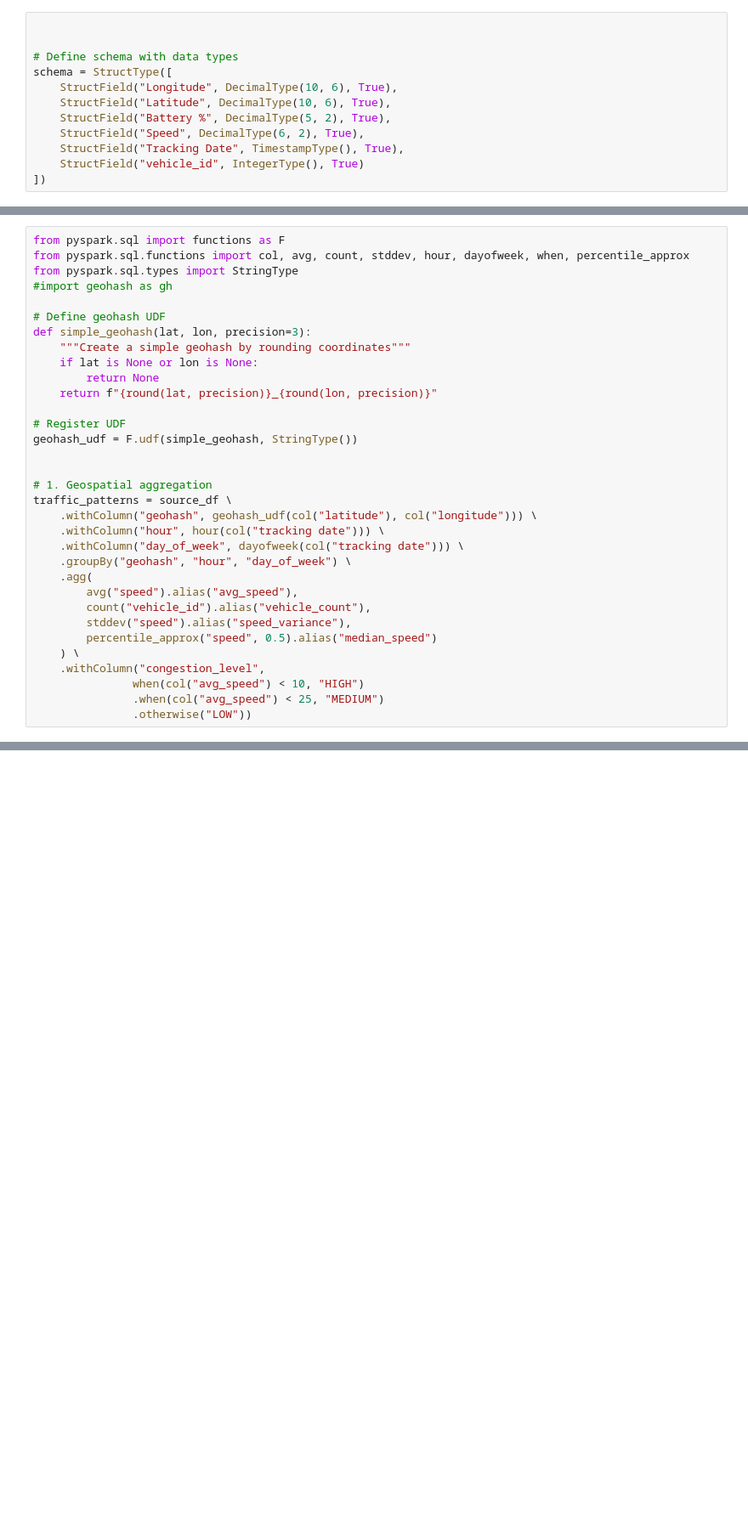
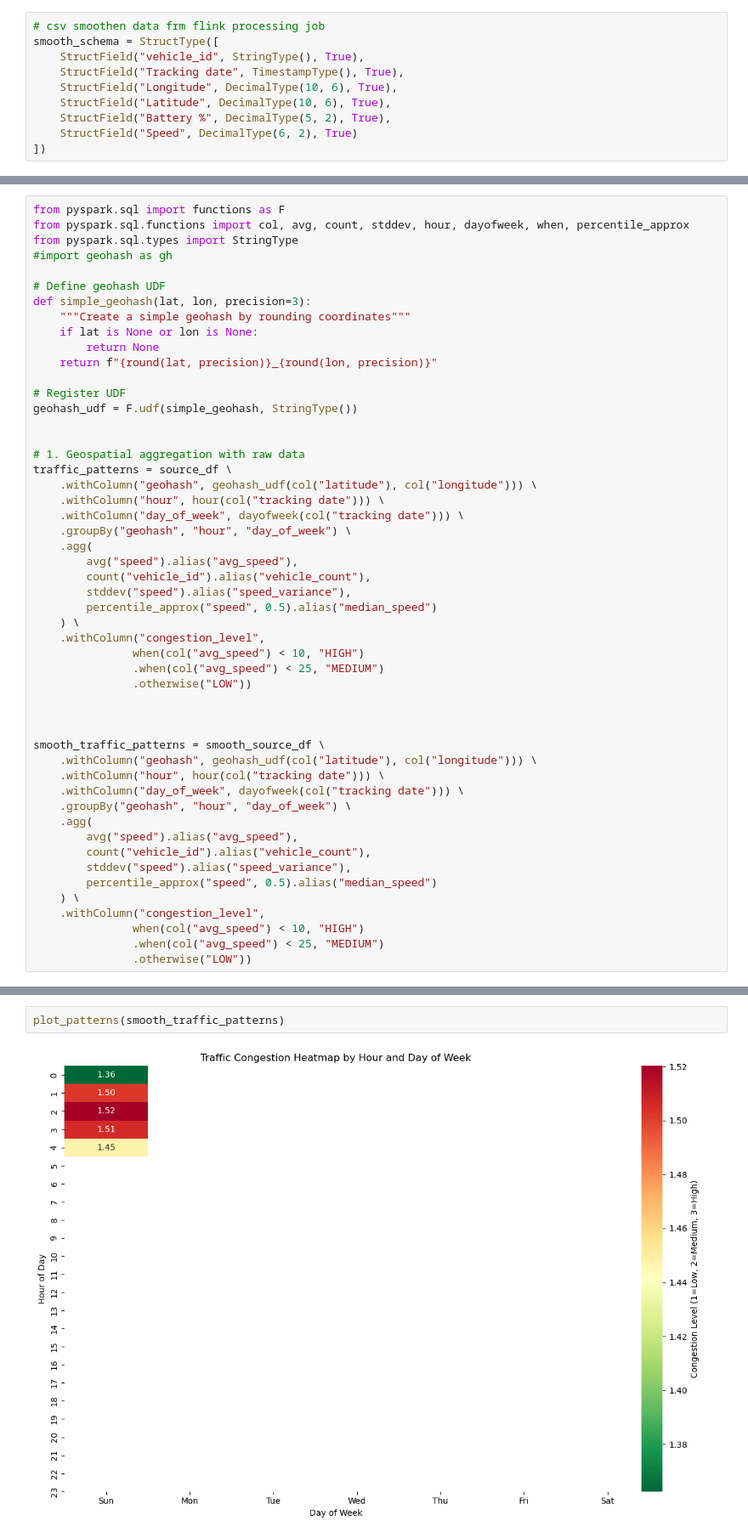
Before and after one commit to dhananjaydpatkar/traffic-analytics, a Jupyter notebook: analytics/traffic-pattern.ipynb, the cells around one changed output, grey strips where cells are left out. Shown at 85% size. Cells and saved outputs as stored; diff of their text form; blank space fills up the shorter version.

```diff
--- a/analytics/traffic-pattern.ipynb
+++ b/analytics/traffic-pattern.ipynb
@@ -9,14 +9,12 @@ spark = SparkSession.builder \
         .master("local[*]") \
         .getOrCreate()
 # %%
-
-
-# Define schema with data types
-schema = StructType([
+# csv smoothen data frm flink processing job
+smooth_schema = StructType([
+    StructField("vehicle_id", StringType(), True),
+    StructField("Tracking date", TimestampType(), True),
     StructField("Longitude", DecimalType(10, 6), True),
     StructField("Latitude", DecimalType(10, 6), True),
     StructField("Battery %", DecimalType(5, 2), True),
-    StructField("Speed", DecimalType(6, 2), True),
-    StructField("Tracking Date", TimestampType(), True),
-    StructField("vehicle_id", IntegerType(), True)
+    StructField("Speed", DecimalType(6, 2), True)
 ])
@@ -78,7 +72,7 @@ def simple_geohash(lat, lon, precision=3):
 geohash_udf = F.udf(simple_geohash, StringType())
 
 
-# 1. Geospatial aggregation
+# 1. Geospatial aggregation with raw data
 traffic_patterns = source_df \
     .withColumn("geohash", geohash_udf(col("latitude"), col("longitude"))) \
     .withColumn("hour", hour(col("tracking date"))) \
@@ -94,6 +88,24 @@ traffic_patterns = source_df \
                when(col("avg_speed") < 10, "HIGH")
                .when(col("avg_speed") < 25, "MEDIUM")
                .otherwise("LOW"))
+
+
+
+smooth_traffic_patterns = smooth_source_df \
+    .withColumn("geohash", geohash_udf(col("latitude"), col("longitude"))) \
+    .withColumn("hour", hour(col("tracking date"))) \
+    .withColumn("day_of_week", dayofweek(col("tracking date"))) \
+    .groupBy("geohash", "hour", "day_of_week") \
+    .agg(
+        avg("speed").alias("avg_speed"),
+        count("vehicle_id").alias("vehicle_count"),
+        stddev("speed").alias("speed_variance"),
+        percentile_approx("speed", 0.5).alias("median_speed")
+    ) \
+    .withColumn("congestion_level",
+               when(col("avg_speed") < 10, "HIGH")
+               .when(col("avg_speed") < 25, "MEDIUM")
+               .otherwise("LOW"))
 # %%
 
 # Display results
@@ -234,0 +243,4 @@ Average speed across all areas: 26.22 km/h
+# %%
+plot_patterns(smooth_traffic_patterns)
+# %% [output]
+[figure, added]
```
Also changed, not shown: parts of 14 cells of this notebook.
